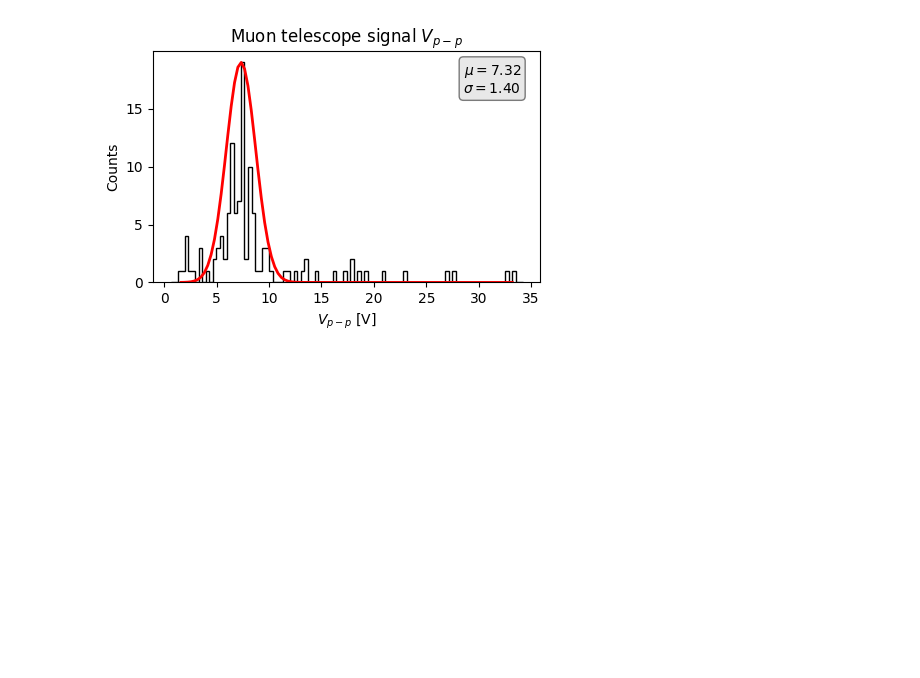
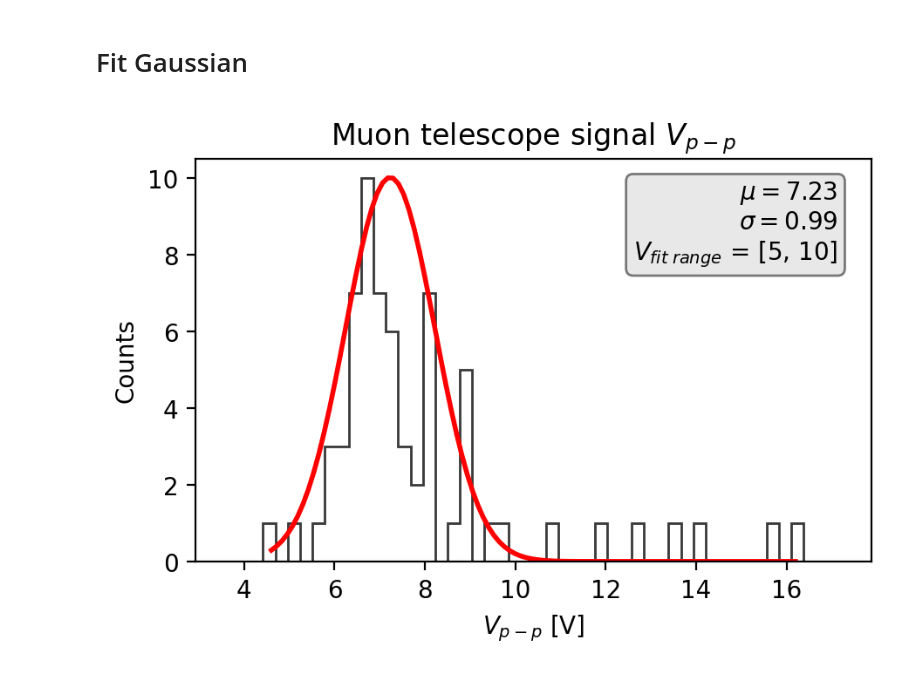
Before and after one commit to ficnawode/msc-python-analysis, a Jupyter notebook: analysis/muon_telescope.ipynb, the cells around one changed output. Drawn from its saved outputs; the diff is of its cells as text; code cells hidden in the pictures; blank space fills up the shorter version.

Commit message:
Add scope screenshotting, muon scope plots, sipm spectroscopy

```diff
--- a/analysis/muon_telescope.ipynb
+++ b/analysis/muon_telescope.ipynb
@@ -9,0 +13,4 @@ SAVE_PLOTS = True
+# %%
+file_path = r'data\muon_telescope\vp2ps_20250313-094335.csv'
+df = pd.read_csv(file_path)
+df['V'].describe()
@@ -9,0 +39,12 @@ SAVE_PLOTS = True
+# %%
+V_low_cut = 3
+V_high_cut = 20
+
+df = df.loc[(df['V'] > V_low_cut) & (df['V'] < V_high_cut)]
+
+min = df['V'].min()
+max = df['V'].max()
+
+df['t'] = [datetime.fromtimestamp(t) for t in df['t']]
+df['t'] = pd.to_datetime(df['t'])
+df = df.sort_values(by='t')
@@ -10,42 +71,44 @@ SAVE_PLOTS = True
+# %% [markdown]
+# Fit Gaussian
 # %%
-fig, ax = plt.subplots(1,1, figsize=(5, 3))
+fig, ax = plt.subplots(1,1, figsize=(5, 3), dpi = 200)
 
-file_path = r'data\muon_telescope\vp2ps_20250312-200311.csv'
-df = pd.read_csv(file_path)
-
-min = df['V'].min()
-max = df['V'].max()
+count, bins, _ = ax.hist(df['V'], bins=50, range=(min - 1, max + 1), histtype='step', color=DARK_GREY, linewidth=1)
 
 
-count, bins, _ = ax.hist(df['V'], bins=100, range=(min - 1, max + 1), histtype='step', color='black')
-# force the y axis to be in whole numbers
-ax.yaxis.get_major_locator().set_params(integer=True)
-ax.set_xlabel(r'$V_{p-p}$ [V]')
-ax.set_ylabel('Counts')
+def fit_gauss(voltages, V_min = 4, V_max = 12):
+    voltages = voltages.where(voltages < V_max)
+    voltages = voltages.where(voltages > V_min)
+    voltages = voltages.dropna()
+    mu, sigma= norm.fit(voltages)
+    return mu, sigma
 
-data_for_fitting = df['V'].where(df['V'] < 12).dropna()
-data_for_fitting = data_for_fitting.where(data_for_fitting > 4).dropna()
-mu_fit, sigma_fit = norm.fit(data_for_fitting)  # Fit mean and standard deviation
+V_fit_min = 5
+V_fit_max = 10
+mu_fit, sigma_fit = fit_gauss(df['V'], V_fit_min, V_fit_max)
 
 x = np.linspace(df['V'].min(), df['V'].max(), 100)
-pdf = norm.pdf(x, mu_fit, sigma_fit)  # Compute Gaussian function
-pdf *= count.max() / pdf.max()  # Normalize to the histogram
+pdf = norm.pdf(x, mu_fit, sigma_fit)
+pdf *= count.max() / pdf.max()
 plt.plot(x, pdf, 'r', linewidth=2, label=f'Fit: $\mu$={mu_fit:.2f}, $\sigma$={sigma_fit:.2f}')
 
-# display the fit parameters at the top right corner of the plot
 textstr = '\n'.join((
     r'$\mu=%.2f$' % (mu_fit, ),
-    r'$\sigma=%.2f$' % (sigma_fit, )))
+    r'$\sigma=%.2f$' % (sigma_fit, ),
+    r'$V_{fit \; range}$ = [%d, %d]' % (V_fit_min, V_fit_max)
+))
 props = dict(boxstyle='round', facecolor='lightgrey', alpha=0.5)
 ax.text(0.95, 0.95, textstr, transform=ax.transAxes, fontsize=10,
         verticalalignment='top', horizontalalignment='right', bbox=props)
 
+ax.set_title(r'Muon telescope signal $V_{p-p}$')
+ax.yaxis.get_major_locator().set_params(integer=True) # force integer ticks on y axis
 
+ax.set_xlabel(r'$V_{p-p}$ [V]')
+ax.set_ylabel('Counts')
 
-
-ax.set_title(r'Muon telescope signal $V_{p-p}$')
 if SAVE_PLOTS:
-    plt.savefig'plots/muon_telescope/gauss_fit.jpg', dpi=300)
+    plt.savefig('plots/muon_telescope/gauss_fit.jpg', dpi=300)
 plt.show()
 # %% [output]
-[figure, old version]
+[figure, new version]
```
Also changed, not shown: parts of 7 cells of this notebook, 12 other files.
